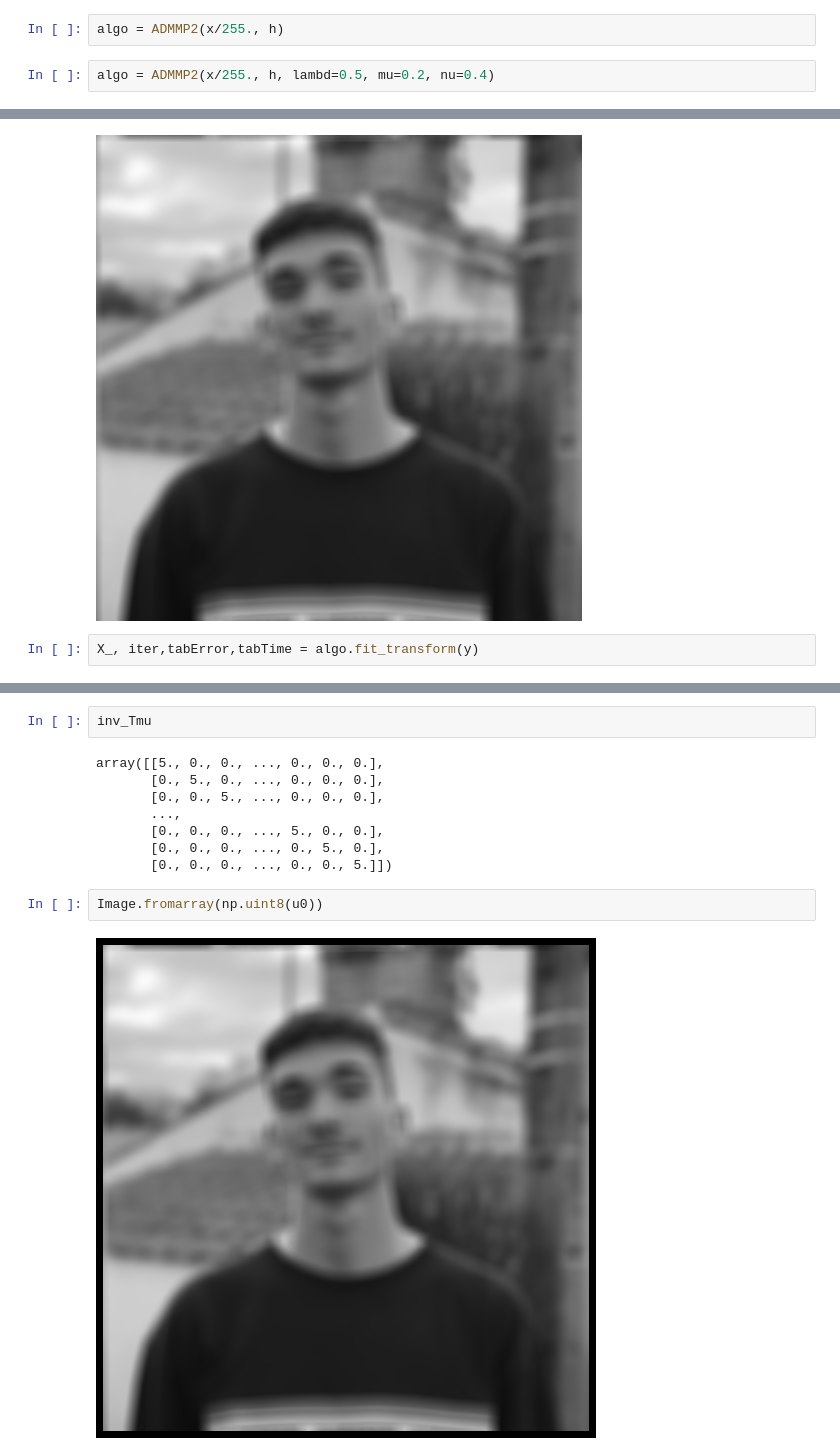
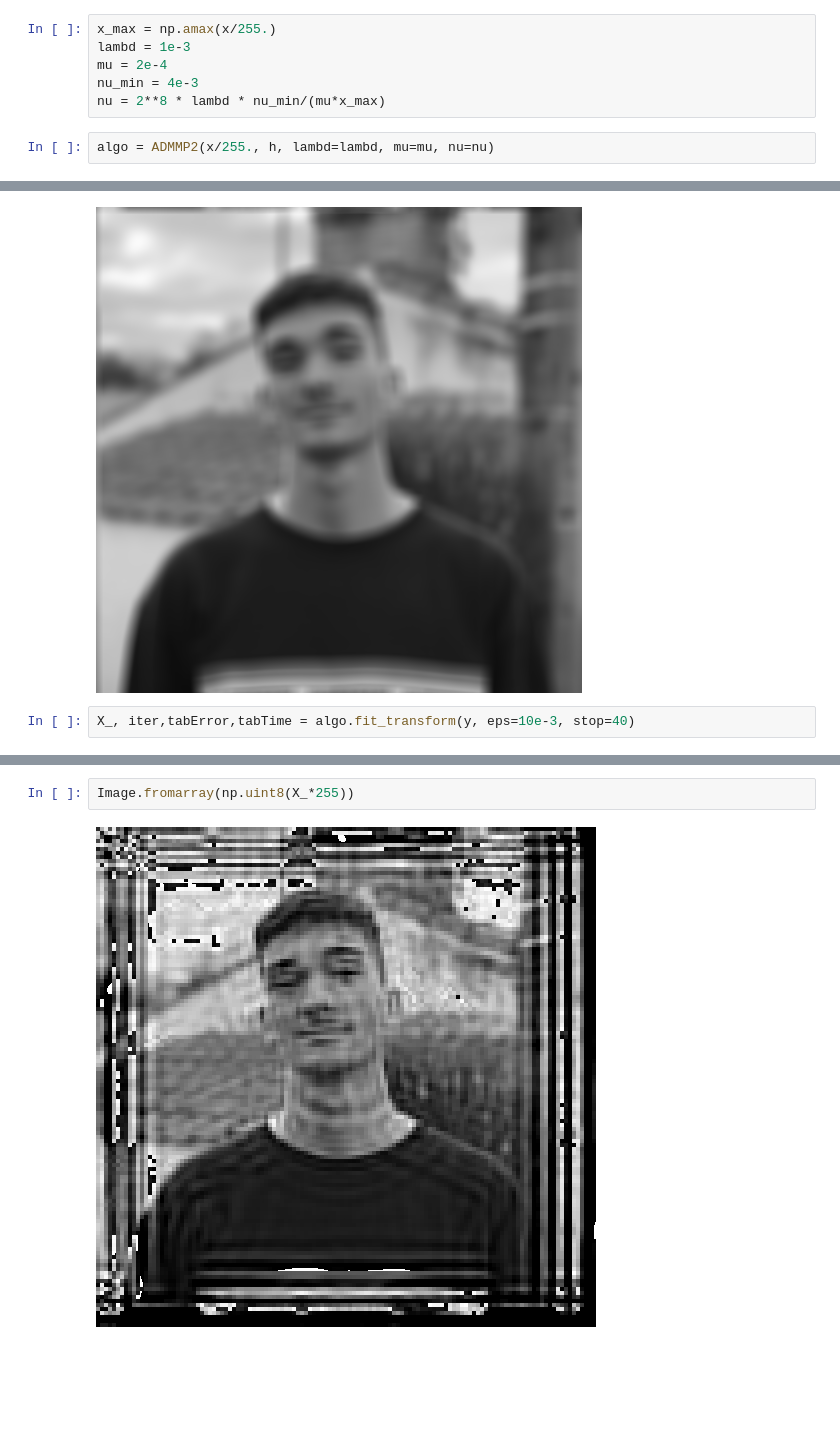
Before and after one commit to VictorCilleros/Image_Restoration_SDI, a Jupyter notebook: src/test.ipynb, the cells around one changed output, grey strips where cells are left out. Drawn from its saved outputs; the diff is of its cells as text; blank space fills up the shorter version.

```diff
--- a/src/test.ipynb
+++ b/src/test.ipynb
@@ -18,7 +31,11 @@ from algorithme.admmp2 import ADMMP2
+# %%
+x_max = np.amax(x/255.)
+lambd = 1e-3
+mu = 2e-4
+nu_min = 4e-3
+nu = 2**8 * lambd * nu_min/(mu*x_max)
 # %%
-algo = ADMMP2(x/255., h)
+algo = ADMMP2(x/255., h, lambd=lambd, mu=mu, nu=nu)
-# %%
-algo = ADMMP2(x/255., h, lambd=0.5, mu=0.2, nu=0.4)
 # %%
 y = algo.gaussian_filter_2d()
 # %%
@@ -26,4 +43,4 @@ Image.fromarray(np.uint8(y*255))
 # %% [output]
 [figure]
 # %%
-X_, iter,tabError,tabTime = algo.fit_transform(y)
+X_, iter,tabError,tabTime = algo.fit_transform(y, eps=10e-3, stop=40)
@@ -57,14 +47,4 @@ u1 = algo._shrink(rx + eta1, algo.lambd/(algo.mu*algo.nu))
-# %%
-inv_Tmu
-# %% [output]
-array([[5., 0., 0., ..., 0., 0., 0.],
-       [0., 5., 0., ..., 0., 0., 0.],
-       [0., 0., 5., ..., 0., 0., 0.],
-       ...,
-       [0., 0., 0., ..., 5., 0., 0.],
-       [0., 0., 0., ..., 0., 5., 0.],
-       [0., 0., 0., ..., 0., 0., 5.]])
 # %%
-Image.fromarray(np.uint8(u0))
+Image.fromarray(np.uint8(X_*255))
 # %% [output]
-[figure, old version]
+[figure, new version]
```
Also changed, not shown: parts of 16 cells of this notebook, 1 other file.
